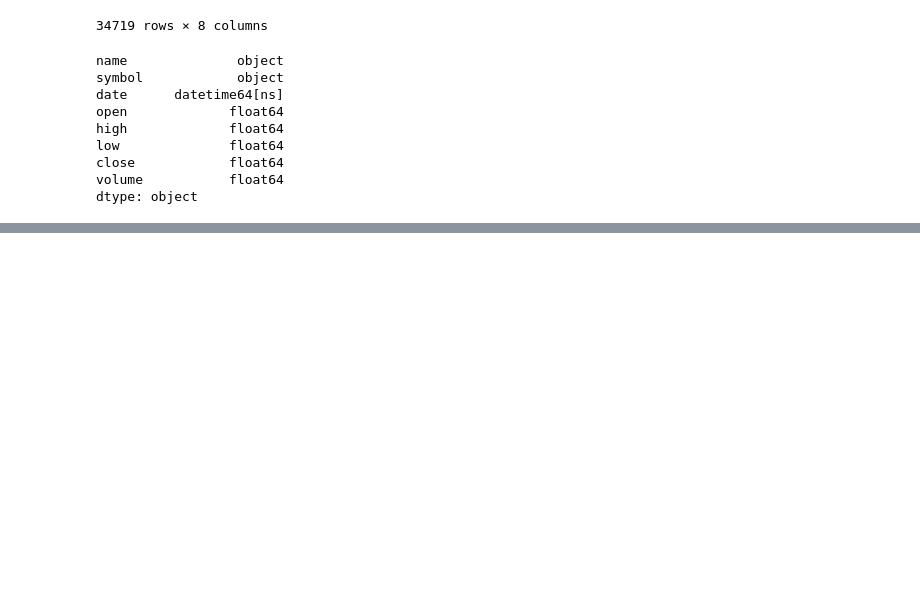
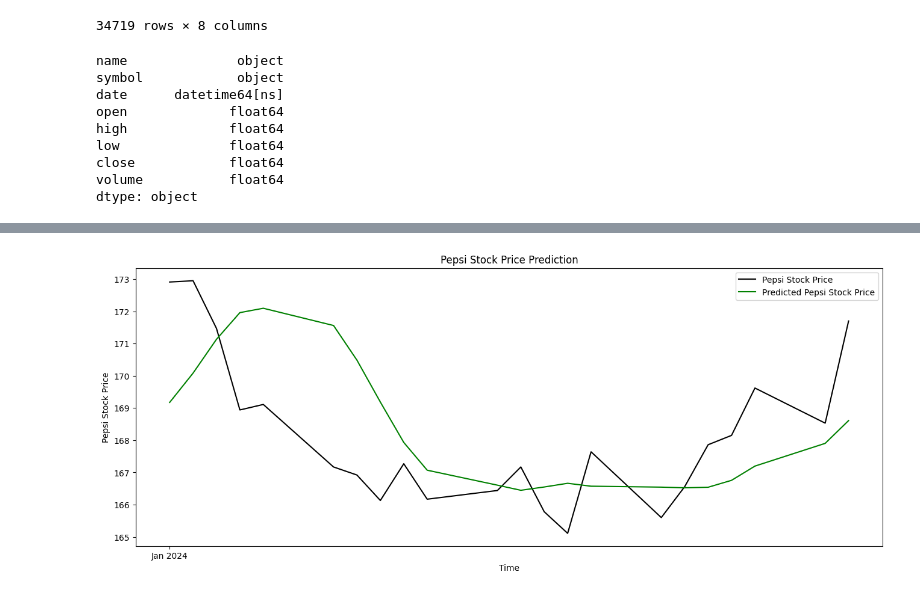
Before and after one commit to urusha-shrestha/stock_price_prediction, a Jupyter notebook: FinVest_Model.ipynb, the cells around one changed output, grey strips where cells are left out. Saved outputs shown, nothing was run; the diff lists cells and outputs as text; code cells hidden in the pictures; blank space fills up the shorter version.

```diff
--- a/FinVest_Model.ipynb
+++ b/FinVest_Model.ipynb
@@ -269,0 +297,3 @@ plt.show()
+# %%
+testing_model(pepsi_df, pepsi_model, 'Pepsi')
+# %% [output]
@@ -269,0 +301 @@ plt.show()
+[figure, added]
```
Also changed, not shown: parts of 55 cells of this notebook.
